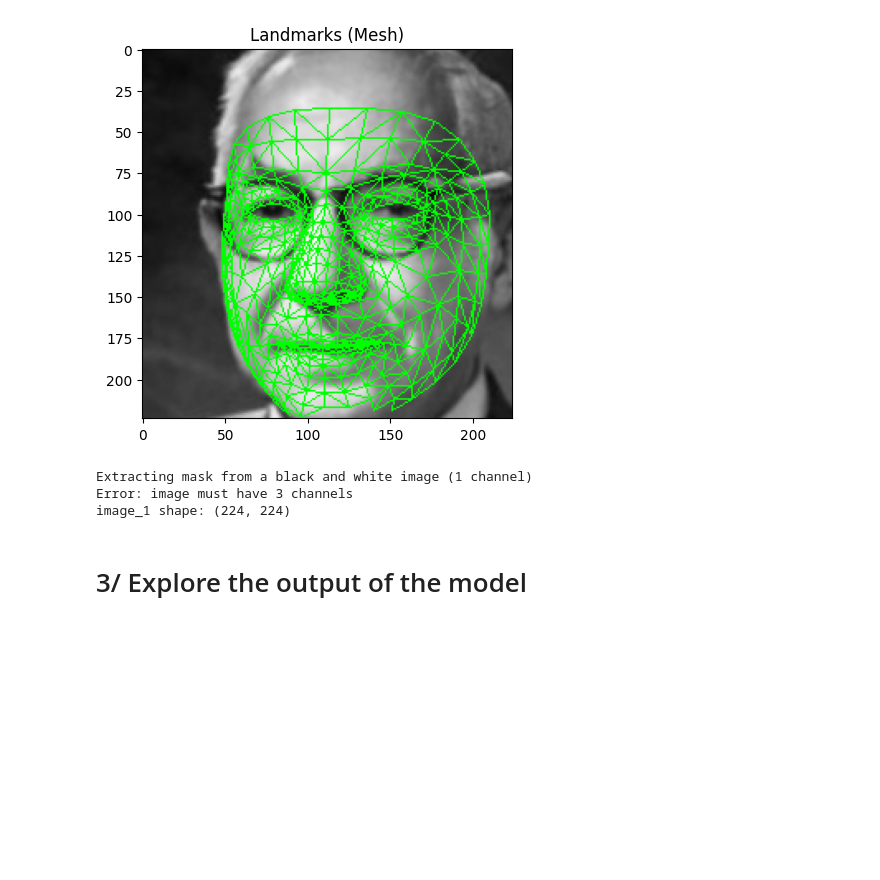
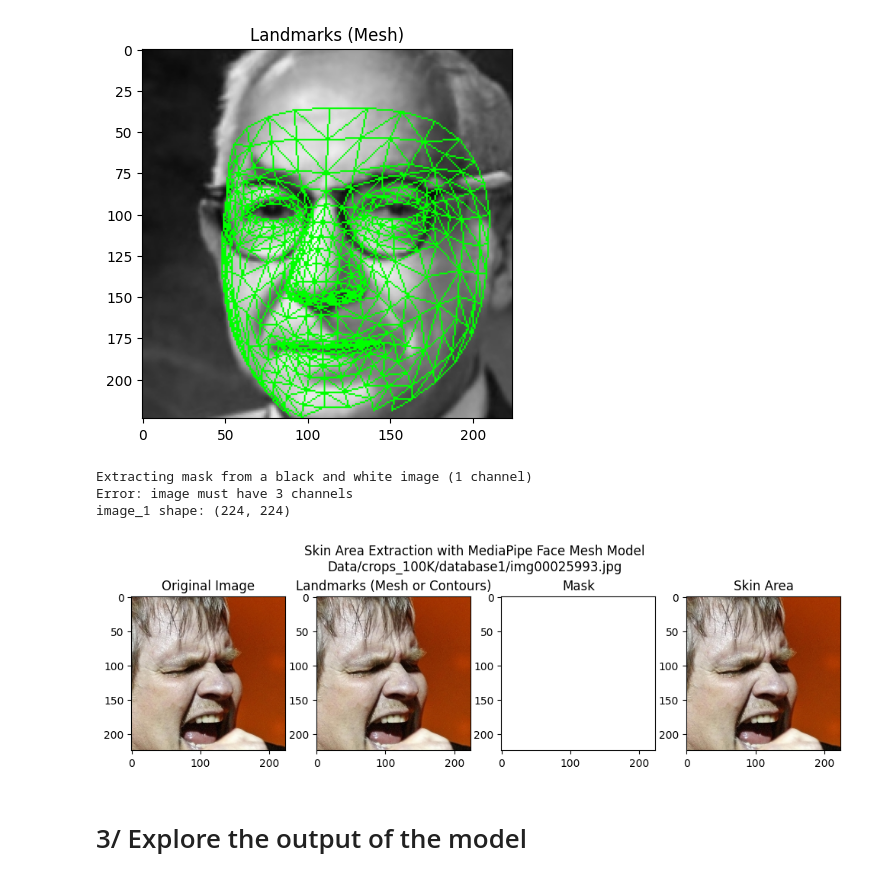
Before and after one commit to Mita-Data/Data_challenge_2.0, a Jupyter notebook: anaele_mediapipe_face_mesh.ipynb, the cells around one changed output. Drawn from its saved outputs; the diff is of its cells as text; code cells hidden in the pictures; blank space fills up the shorter version.

```diff
--- a/anaele_mediapipe_face_mesh.ipynb
+++ b/anaele_mediapipe_face_mesh.ipynb
@@ -293,6 +303,21 @@ except:
 Extracting mask from a black and white image (1 channel)
 Error: image must have 3 channels
 image_1 shape: (224, 224)
+# %%
+# Image where no face is detected
+#--------------------------------
+
+# images stored in
+path = 'Data/crops_100K/database1/img00025993.jpg' # index 488 = 'Data/crops_100K/' + df_train.loc[488]['filename']
+image_ = cv2.imread(path)
+image_ = cv2.cvtColor(image_, cv2.COLOR_BGR2RGB)
+
+results_ = face_mesh.process(image_)
+mask_ , masked_image_ = get_masked_image(image_, results_)
+contours_ = get_contours(image_, results_)
+show_mask(image_, contours_, mask_, masked_image_)
+# %% [output]
+[figure, added]
 # %% [markdown]
 # 3/ Explore the output of the model
 # %%
```
Also changed, not shown: parts of 28 cells of this notebook.
